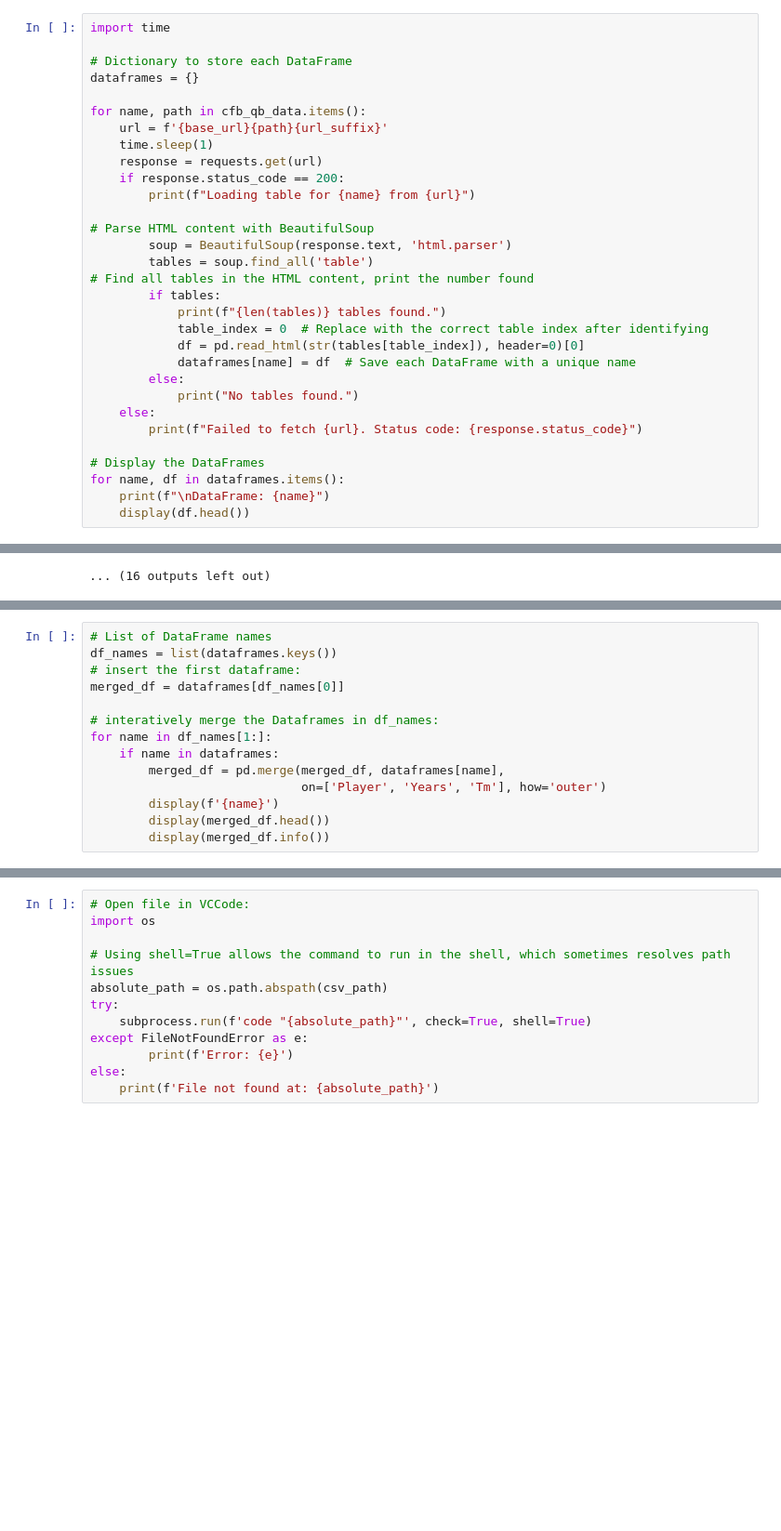
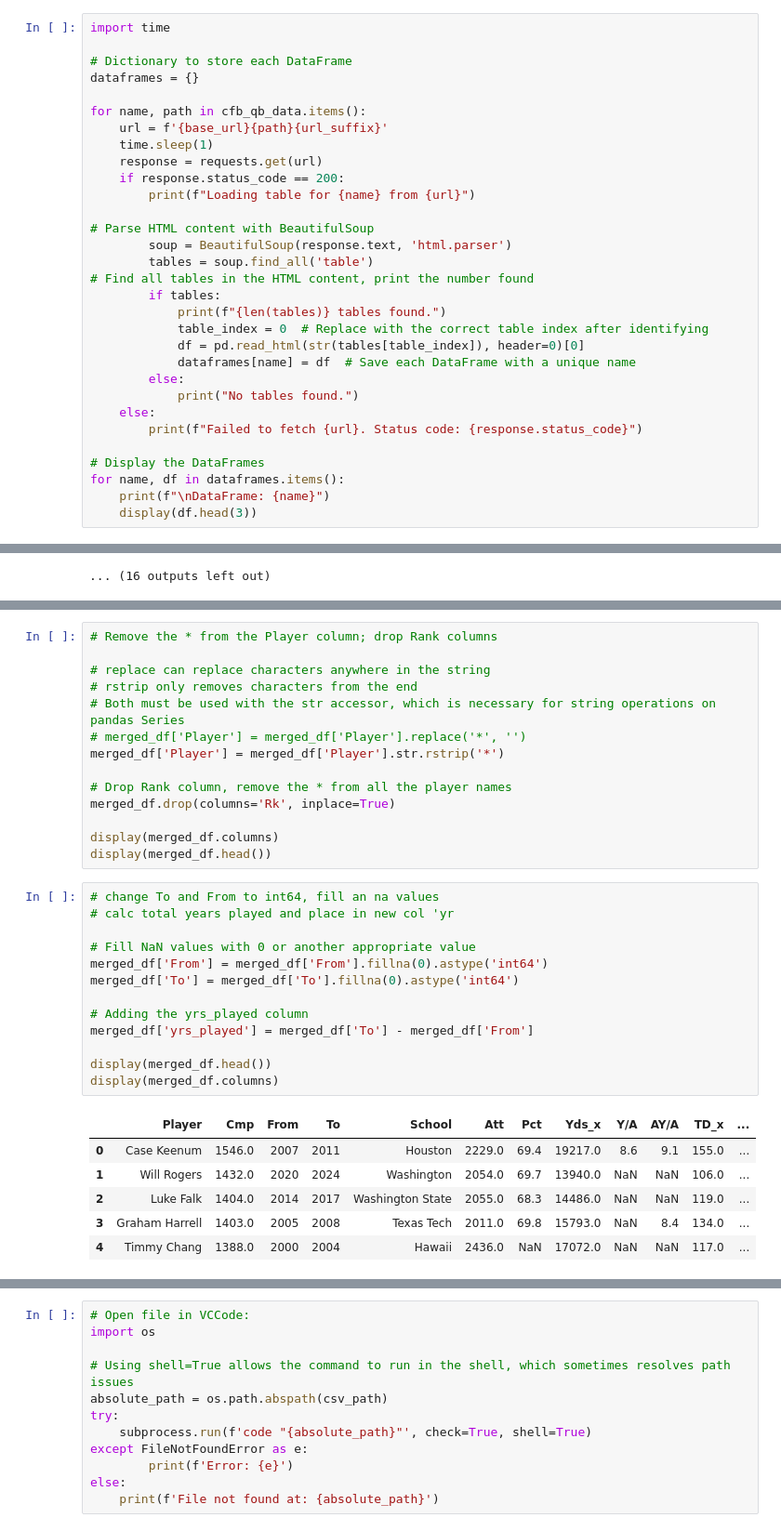
Before and after one commit to willablackmon/nfl_quarterback_draft, a Jupyter notebook: data_sourcing/cfb_ref_stats.ipynb, the cells around one changed output, grey strips where cells are left out. Shown at 93% size. Drawn from its saved outputs; the diff is of its cells as text; blank space fills up the shorter version.

```diff
--- a/data_sourcing/cfb_ref_stats.ipynb
+++ b/data_sourcing/cfb_ref_stats.ipynb
@@ -210,5 +210,5 @@ for name, path in cfb_qb_data.items():
 # Display the DataFrames
 for name, df in dataframes.items():
     print(f"\nDataFrame: {name}")
-    display(df.head())
+    display(df.head(3))
 # %% [output]
@@ -448,14 +365,0 @@ dataframes['comebacks'] = comebacks_df
-# %%
-# List of DataFrame names
-df_names = list(dataframes.keys())
-# insert the first dataframe:
-merged_df = dataframes[df_names[0]]
-
-# interatively merge the Dataframes in df_names:
-for name in df_names[1:]:
-    if name in dataframes:
-        merged_df = pd.merge(merged_df, dataframes[name],
-                             on=['Player', 'Years', 'Tm'], how='outer')
-        display(f'{name}')
-        display(merged_df.head())
-        display(merged_df.info())
@@ -545,0 +398,34 @@ career_stats_df.head()
+# %%
+# Remove the * from the Player column; drop Rank columns
+
+# replace can replace characters anywhere in the string
+# rstrip only removes characters from the end
+# Both must be used with the str accessor, which is necessary for string operations on pandas Series
+# merged_df['Player'] = merged_df['Player'].replace('*', '')
+merged_df['Player'] = merged_df['Player'].str.rstrip('*')
+
+# Drop Rank column, remove the * from all the player names
+merged_df.drop(columns='Rk', inplace=True)
+
+display(merged_df.columns)
+display(merged_df.head())
+# %%
+# change To and From to int64, fill an na values
+# calc total years played and place in new col 'yr
+
+# Fill NaN values with 0 or another appropriate value
+merged_df['From'] = merged_df['From'].fillna(0).astype('int64')
+merged_df['To'] = merged_df['To'].fillna(0).astype('int64')
+
+# Adding the yrs_played column
+merged_df['yrs_played'] = merged_df['To'] - merged_df['From']
+
+display(merged_df.head())
+display(merged_df.columns)
+# %% [output]
+|  | Player | Cmp | From | To | School | Att | Pct | Yds_x | Y/A | AY/A | TD_x | ... |
+| 0 | Case Keenum | 1546.0 | 2007 | 2011 | Houston | 2229.0 | 69.4 | 19217.0 | 8.6 | 9.1 | 155.0 | ... |
+| 1 | Will Rogers | 1432.0 | 2020 | 2024 | Washington | 2054.0 | 69.7 | 13940.0 | NaN | NaN | 106.0 | ... |
+| 2 | Luke Falk | 1404.0 | 2014 | 2017 | Washington State | 2055.0 | 68.3 | 14486.0 | NaN | NaN | 119.0 | ... |
+| 3 | Graham Harrell | 1403.0 | 2005 | 2008 | Texas Tech | 2011.0 | 69.8 | 15793.0 | NaN | 8.4 | 134.0 | ... |
+| 4 | Timmy Chang | 1388.0 | 2000 | 2004 | Hawaii | 2436.0 | NaN | 17072.0 | NaN | NaN | 117.0 | ... |
```
Also changed, not shown: parts of 15 cells of this notebook, 2 other files.
